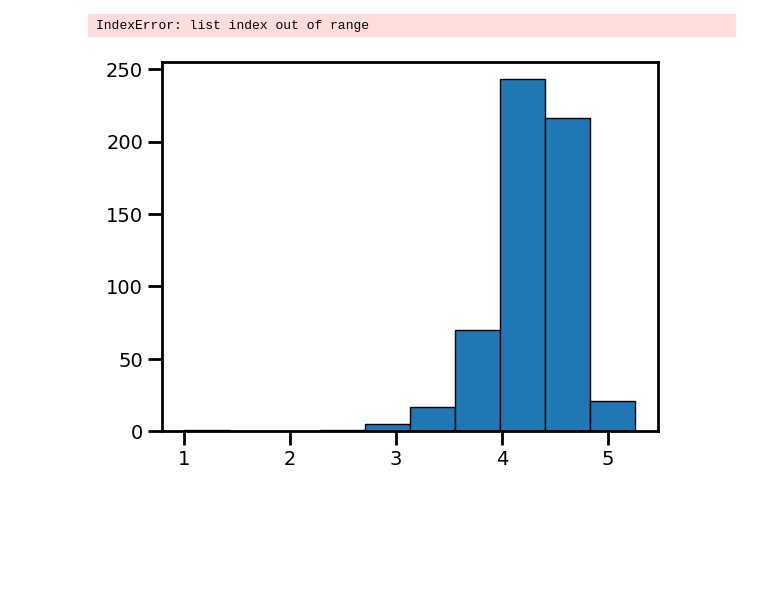
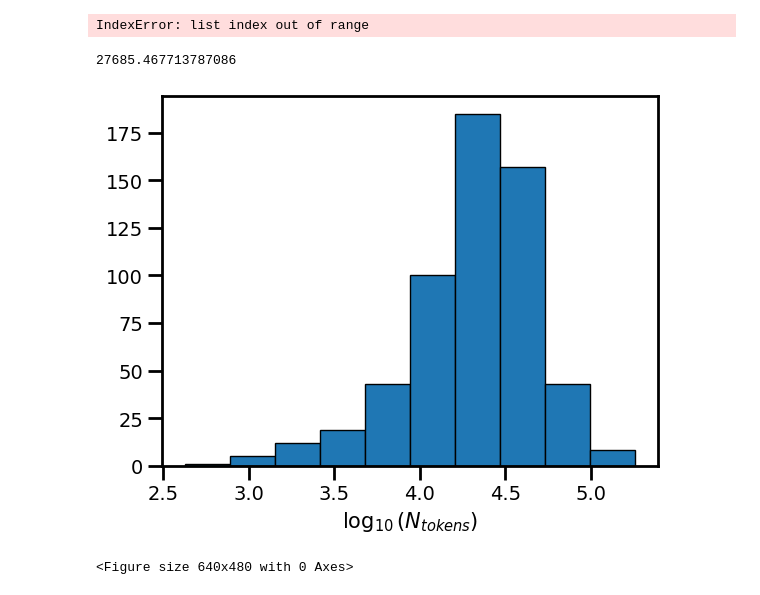
Before and after one commit to fabiosaracco/sdg_repos_advanced, a Jupyter notebook: 0_8_number_of_tokens_for_all_texts.ipynb, the cells around one changed output. Drawn from its saved outputs; the diff is of its cells as text; code cells hidden in the pictures; blank space fills up the shorter version.

```diff
--- a/0_8_number_of_tokens_for_all_texts.ipynb
+++ b/0_8_number_of_tokens_for_all_texts.ipynb
@@ -109,8 +109,15 @@ for i_f in trange(len(rtf_files)):
 [25-06-16 16:13:21] 2022_09_TRUSTPILOT_GROUP_PLC_text.txt
 [25-06-16 16:14:28] 2023_09_TRUSTPILOT_GROUP_PLC_text.txt
 IndexError: list index out of range
+# %%
+np.mean([tn for tn in token_number if tn>10])
+# %% [output]
+27685.467713787086
 # %%
-plt.hist(np.log10(token_number), edgecolor='black')
+plt.hist(np.log10([tn for tn in token_number if tn>10]), edgecolor='black')
+plt.xlabel('$\log_{10}(N_{tokens})$', fontsize=15)
 plt.show()
+plt.savefig('./NewPlots/N_token_distr.pdf')
 # %% [output]
-[figure, old version]
+[figure, new version]
+<Figure size 640x480 with 0 Axes>
```
Also changed, not shown: 3 other files.
